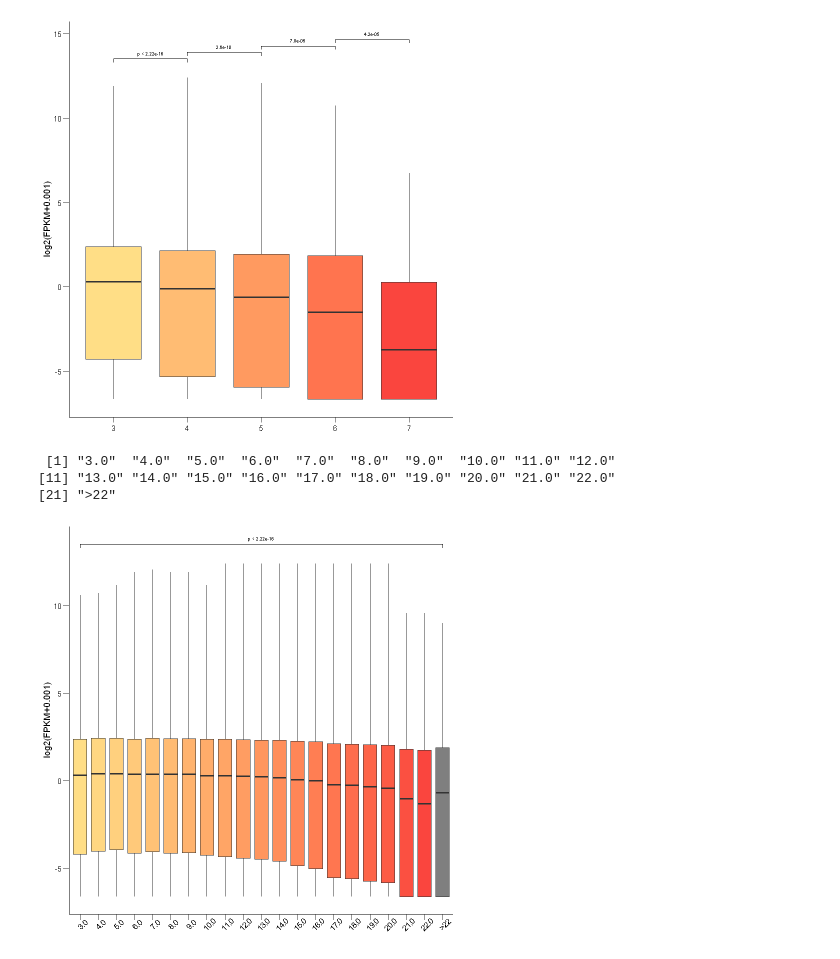
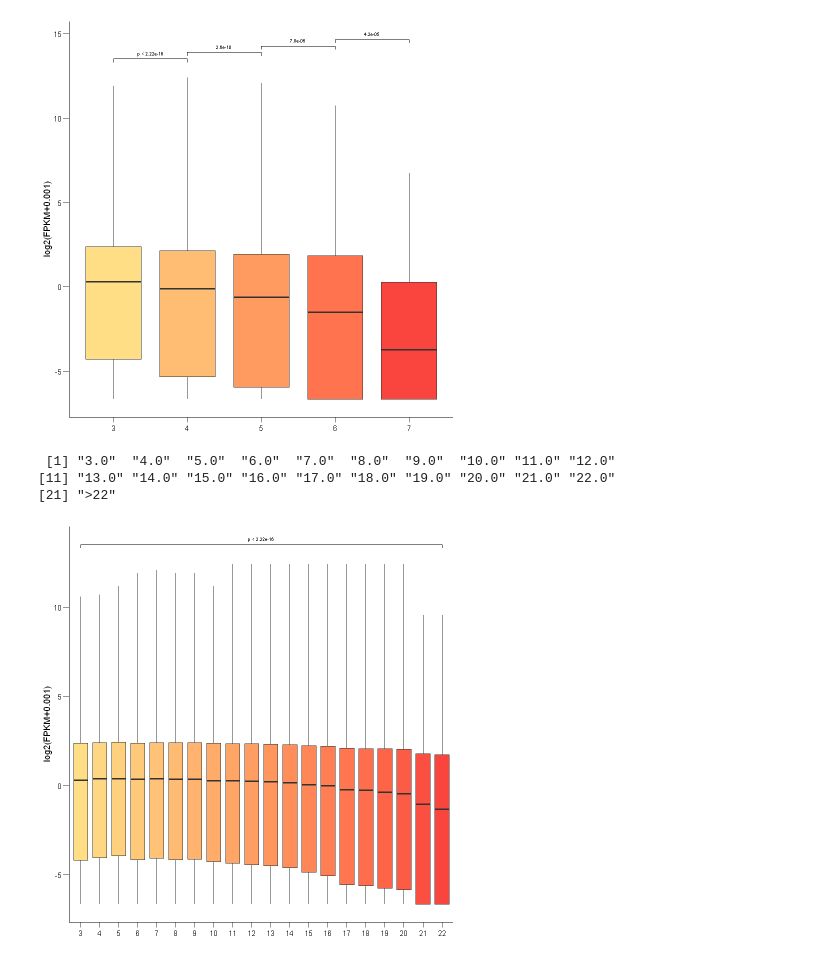
Before and after one commit to Nuturetree/VS_code_program, a Jupyter notebook: R/TM-1_leaf_3Dgenome/boxplot.ipynb, the cells around one changed output. Cells and saved outputs as stored; diff of their text form; code cells hidden in the pictures.

```diff
--- a/R/TM-1_leaf_3Dgenome/boxplot.ipynb
+++ b/R/TM-1_leaf_3Dgenome/boxplot.ipynb
@@ -150,31 +152,31 @@ ggsave(plot =fg, filename = 'all_TAD_cliques_gene_fpkm.pdf', height =3.5, width
 # %%
 ## 分析TAD cliques 所包含的基因表达量
 rm(list = ls())
 setwd('F:/TM-1_leaf_3D-genome/Pore-C/TAD/TAD_cliques/chr')
 library(ggplot2)
 library(ggpubr)
 df <- read.csv('PoreC_cliques_gene.txt', sep = '\t', header = T)
-df_need <- df[df$cliques>2,]
-compaired <- list(c('3.0', '>22'))
+#df_need <- df[df$cliques>2&df$cliques<23,]
+df_need <- df[df$cliques>2&df$cliques<23,]
+compaired <- list(c('3', '22'))
 df_need <- within(df_need, cliques2 <- factor(cliques2, levels = c('3.0', '4.0', '5.0', '6.0', '7.0', '8.0', '9.0', '10.0', '11.0', '12.0', '13.0', '14.0', '15.0', '16.0', '17.0', '18.0', '19.0', '20.0', '21.0', '22.0', '>22')))
 with(df_need, levels(cliques2))
-fg <- ggplot(df_need, aes(x=as.factor(cliques2), y=log2(FPKM+0.01), fill=cliques))+
+fg <- ggplot(df_need, aes(x=as.factor(cliques), y=log2(FPKM+0.01), fill=cliques))+
 geom_boxplot(outlier.colour = NA, notch=FALSE)+
-labs(x=NULL, y='log2(FPKM+0.001)')+
+labs(x=NULL, y='log2(FPKM+0.01)')+
 theme(panel.background = element_blank(),
      panel.grid = element_blank(),
      axis.line=element_line(linetype=1),
      legend.position='none',
      axis.ticks.length = unit(0.25, 'cm'),
-     axis.text = element_text(color='black'),
-     axis.text.x = element_text(angle=45)
+     axis.text = element_text(color='black')
      ) +
      scale_fill_gradient(low = "#FFDE86",high = "#FA453E")+
      geom_signif(comparisons = compaired, step_increase = 0.02,test =wilcox.test, tip_length=0.01, textsize = 2)
 fg
-ggsave(plot =fg, filename = 'PoreC_cliques_gene.pdf', height =3.5, width = 3)
+ggsave(plot =fg, filename = 'PoreC_cliques_gene.pdf', height =3.5, width = 3.5)
 # %% [output]
  [1] "3.0"  "4.0"  "5.0"  "6.0"  "7.0"  "8.0"  "9.0"  "10.0" "11.0" "12.0"
 [11] "13.0" "14.0" "15.0" "16.0" "17.0" "18.0" "19.0" "20.0" "21.0" "22.0"
 [21] ">22"
-[figure, old version]
+[figure, new version]
```
Also changed, not shown: parts of 2 cells of this notebook, 16 other files.
